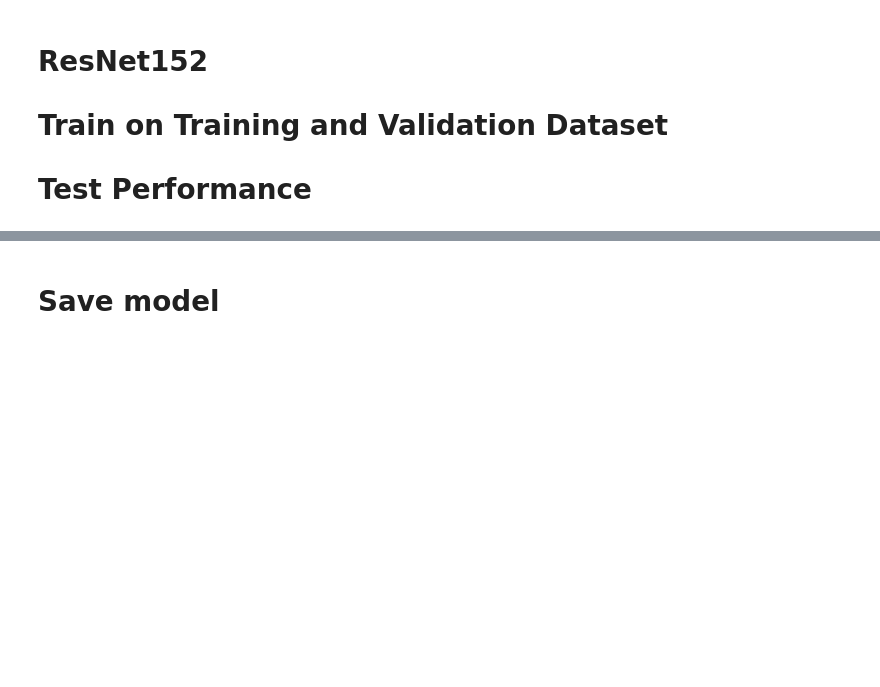
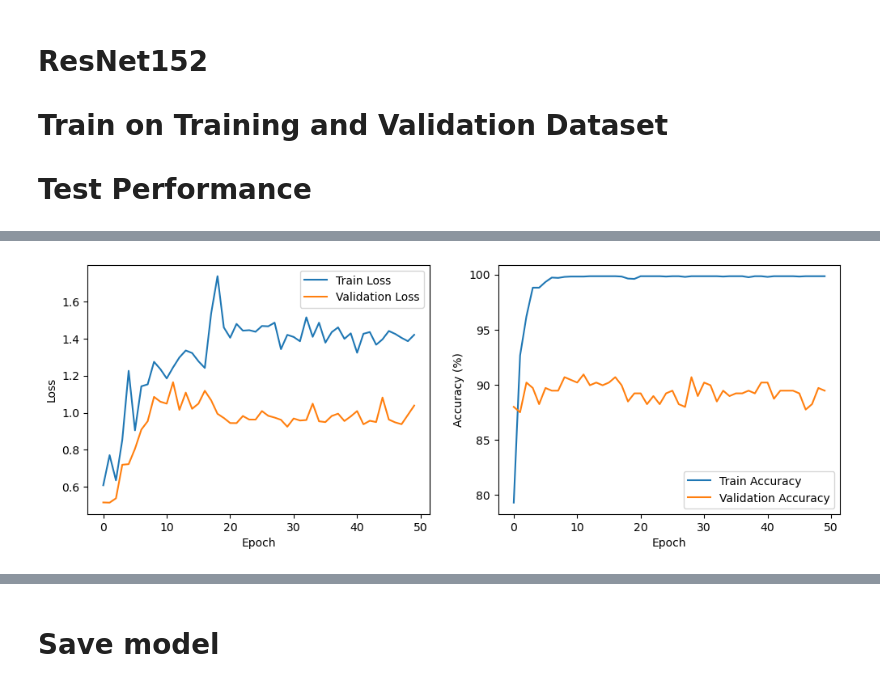
Before and after one commit to honzh073/FL, a Jupyter notebook: localnn/transfer_learning/fracatlas_resnet152.ipynb, the cells around one changed output, grey strips where cells are left out. Drawn from its saved outputs; the diff is of its cells as text; code cells hidden in the pictures; blank space fills up the shorter version.

```diff
--- a/localnn/transfer_learning/fracatlas_resnet152.ipynb
+++ b/localnn/transfer_learning/fracatlas_resnet152.ipynb
@@ -165,7 +165,7 @@ validation_losses = []
 train_accuracies = []
 validation_accuracies = []
 
-num_epochs = 30
+num_epochs = 50
 for epoch in range(num_epochs):
     model.train()
     correct_train = 0
@@ -257,3 +257,4 @@ test_accuracy = 100 * correct_test / total_test
 test_loss /= len(test_loader)
 
 print(f"Test Loss: {test_loss:.4f}, Test Acc: {test_accuracy:.2f}%")
+# %% [output]
@@ -259,0 +278 @@ print(f"Test Loss: {test_loss:.4f}, Test Acc: {test_accuracy:.2f}%")
+[figure, added]
```
Also changed, not shown: parts of 2 cells of this notebook.
